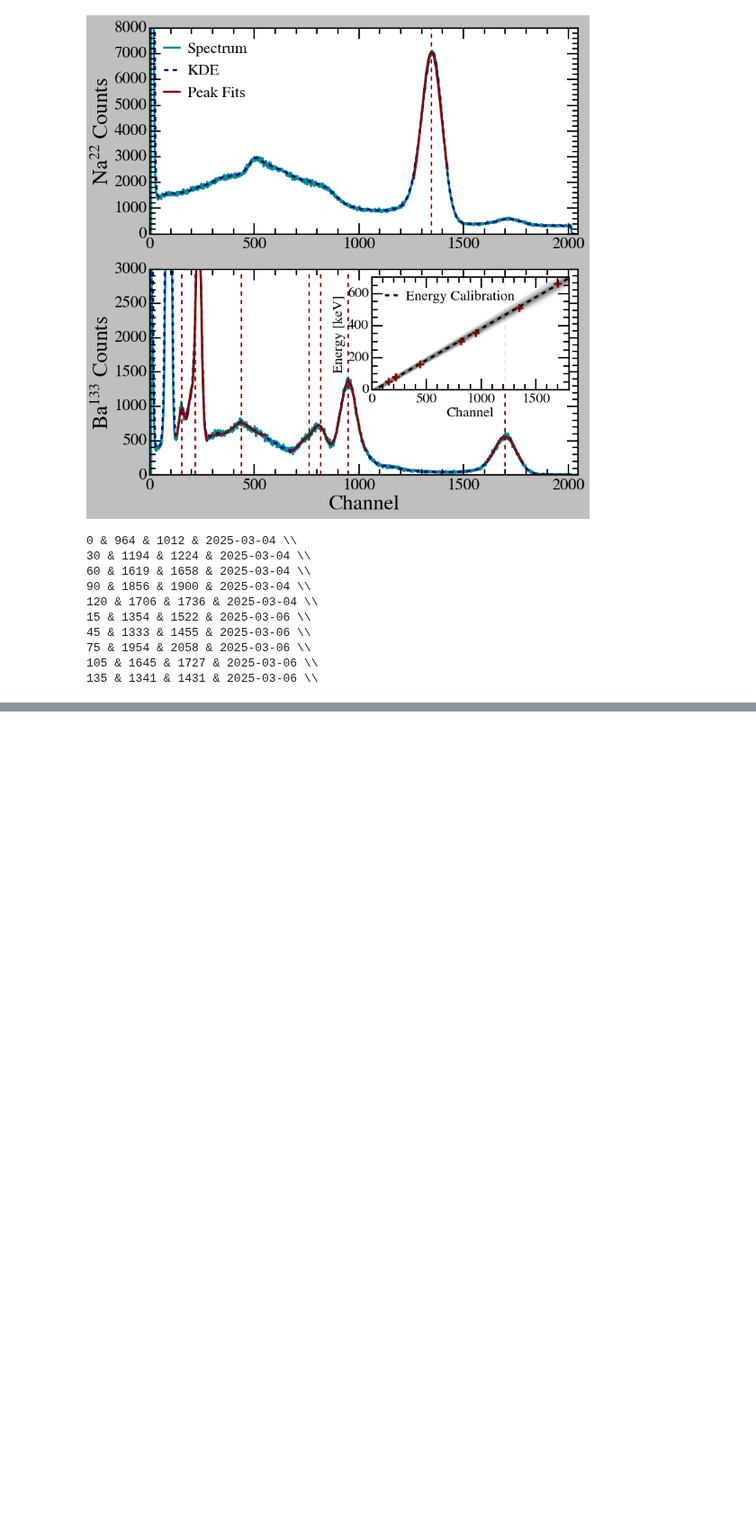
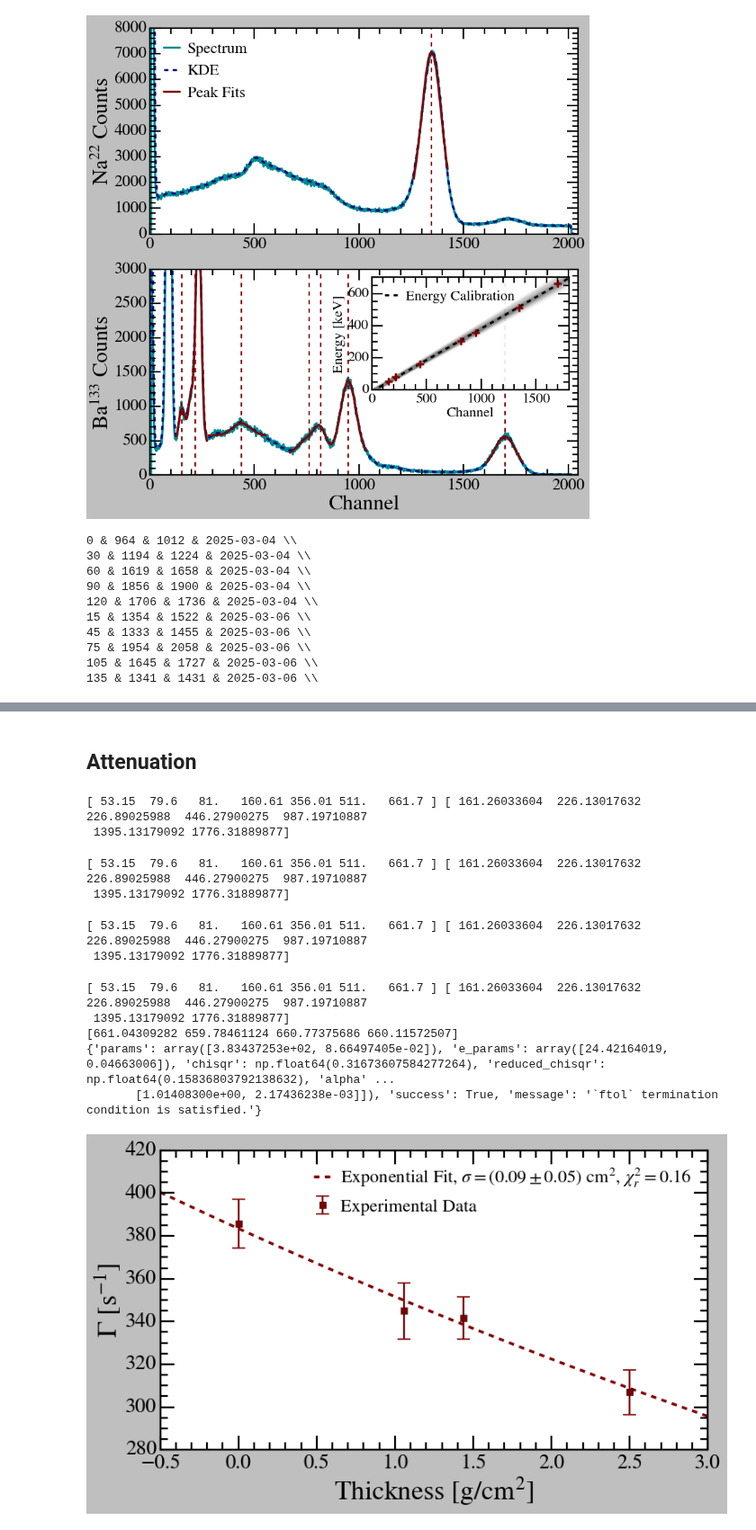
Before and after one commit to vinh-qtran/mit-jlab-sp25, a Jupyter notebook: compton/analysis.ipynb, the cells around one changed output, grey strips where cells are left out. Shown at 90% size. Drawn from its saved outputs; the diff is of its cells as text; code cells hidden in the pictures; blank space fills up the shorter version.

Commit message:
attenuation data

```diff
--- a/compton/analysis.ipynb
+++ b/compton/analysis.ipynb
@@ -448,0 +449,2 @@ plt.show()
+# %% [markdown]
+## Attenuation
@@ -448,0 +470,14 @@ plt.show()
+# %%
+metadata_att = {
+    0 : ['0_0311.Spe','data/2025-03-11'],
+    1 : ['1_0311.Spe','data/2025-03-11'],
+    2 : ['2_0311.Spe','data/2025-03-11'],
+    3 : ['3_0311.Spe','data/2025-03-11'],
+}
+
+thickness = {
+    0 : 0,
+    1 : 1.44,
+    2 : 1.06,
+    3 : 2.50,
+}
@@ -448,0 +540,52 @@ plt.show()
+# %%
+attenuation_measurement = AttenuationMeasurements()
+
+print(attenuation_measurement.attenuation_mu_energy)
+
+class AttenuationFitter(fitting.BaseFitter):
+    def __init__(self,thicknesses,energies,energies_err):
+        super().__init__(thicknesses,energies,energies_err)
+
+    def _get_initial_guess(self):
+        return [1,0]
+
+    def _get_model(self,x,params):
+        return params[0]*np.exp(-params[1]*x)
+
+
+def show_attenuation(attenuation_measurement,ax):
+    ax.errorbar(attenuation_measurement.thickness_arr, attenuation_measurement.attenuation_fwhm_rate, yerr=attenuation_measurement.attenuation_fwhm_rate_err,
+                fmt=' s', markersize=7.5, elinewidth=2, capsize=7.5, capthick=1.5,
+                color='maroon',label=r'Experimental Data')
+
+    attenuation_fitter = AttenuationFitter(attenuation_measurement.thickness_arr,attenuation_measurement.attenuation_fwhm_rate,attenuation_measurement.attenuation_fwhm_rate_err)
+    result = attenuation_fitter.fit()
+    print(result)
+    reduced_chisqr = result["reduced_chisqr"]
+    res_mu = result['params'][1]
+    res_mu_err = result['e_params'][1]
+    dense_thicknesses, dense_attenuations = attenuation_fitter.model_interpolation(params=result['params'])
+    ax.plot(dense_thicknesses, dense_attenuations, color='maroon', linestyle='--', label=rf'Exponential Fit, $\sigma = ({res_mu:.2f}\pm{res_mu_err:.2f})$ cm$^2$, $\chi^2_r = {reduced_chisqr:.2f}$')
+
+fig, ax = plt.subplots(figsize=(10, 6))
+
+show_attenuation(attenuation_measurement,ax)
+plt.xlabel(r'Thickness [g/cm$^2$]')
+plt.ylabel(r'$\Gamma$ [s$^{-1}$]')
+plt.legend(loc='upper right', frameon=False, fontsize=20, ncol=1, handletextpad=0.5, handlelength=1.0, columnspacing=0.5)
+plt.tight_layout()
+plt.savefig('report/Figures/attenuation.png')
+plt.show()
+# %% [output]
+[ 53.15  79.6   81.   160.61 356.01 511.   661.7 ] [ 161.26033604  226.13017632  226.89025988  446.27900275  987.19710887
+ 1395.13179092 1776.31889877]
+[ 53.15  79.6   81.   160.61 356.01 511.   661.7 ] [ 161.26033604  226.13017632  226.89025988  446.27900275  987.19710887
+ 1395.13179092 1776.31889877]
+[ 53.15  79.6   81.   160.61 356.01 511.   661.7 ] [ 161.26033604  226.13017632  226.89025988  446.27900275  987.19710887
+ 1395.13179092 1776.31889877]
+[ 53.15  79.6   81.   160.61 356.01 511.   661.7 ] [ 161.26033604  226.13017632  226.89025988  446.27900275  987.19710887
+ 1395.13179092 1776.31889877]
+[661.04309282 659.78461124 660.77375686 660.11572507]
+{'params': array([3.83437253e+02, 8.66497405e-02]), 'e_params': array([24.42164019,  0.04663006]), 'chisqr': np.float64(0.31673607584277264), 'reduced_chisqr': np.float64(0.15836803792138632), 'alpha' ...
+       [1.01408300e+00, 2.17436238e-03]]), 'success': True, 'message': '`ftol` termination condition is satisfied.'}
+[figure, added]
```
Also changed, not shown: parts of 4 cells of this notebook, 15 other files.
